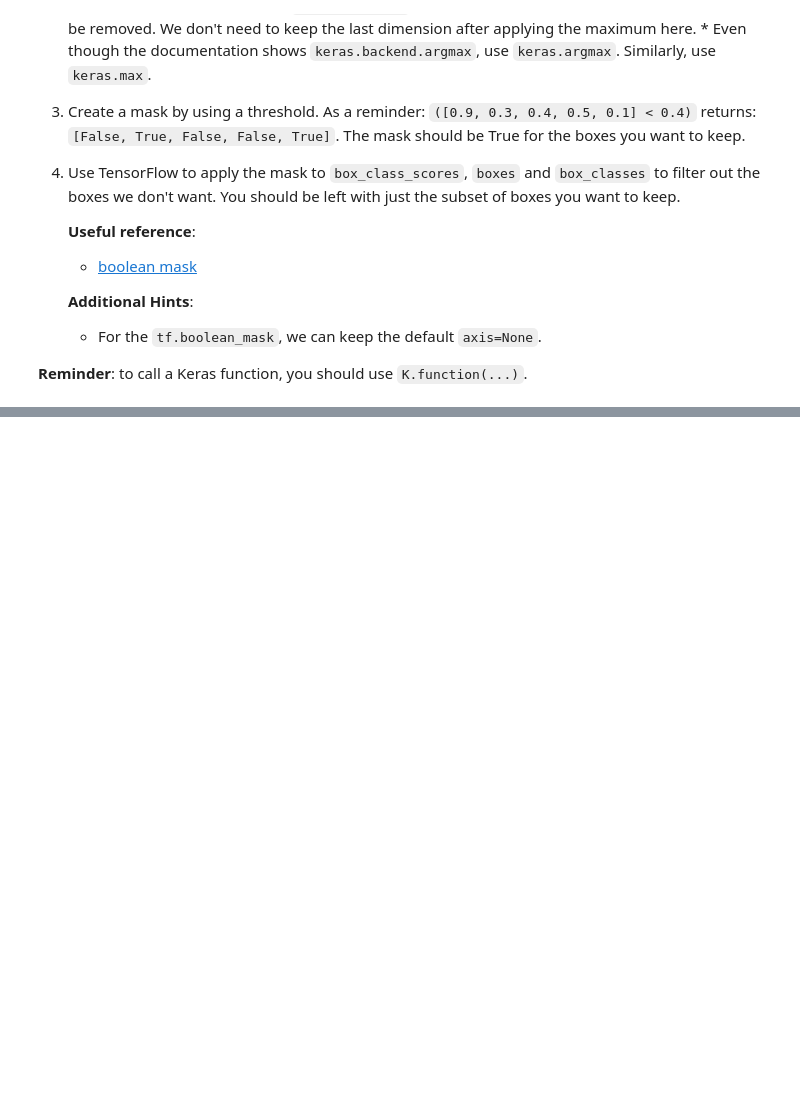
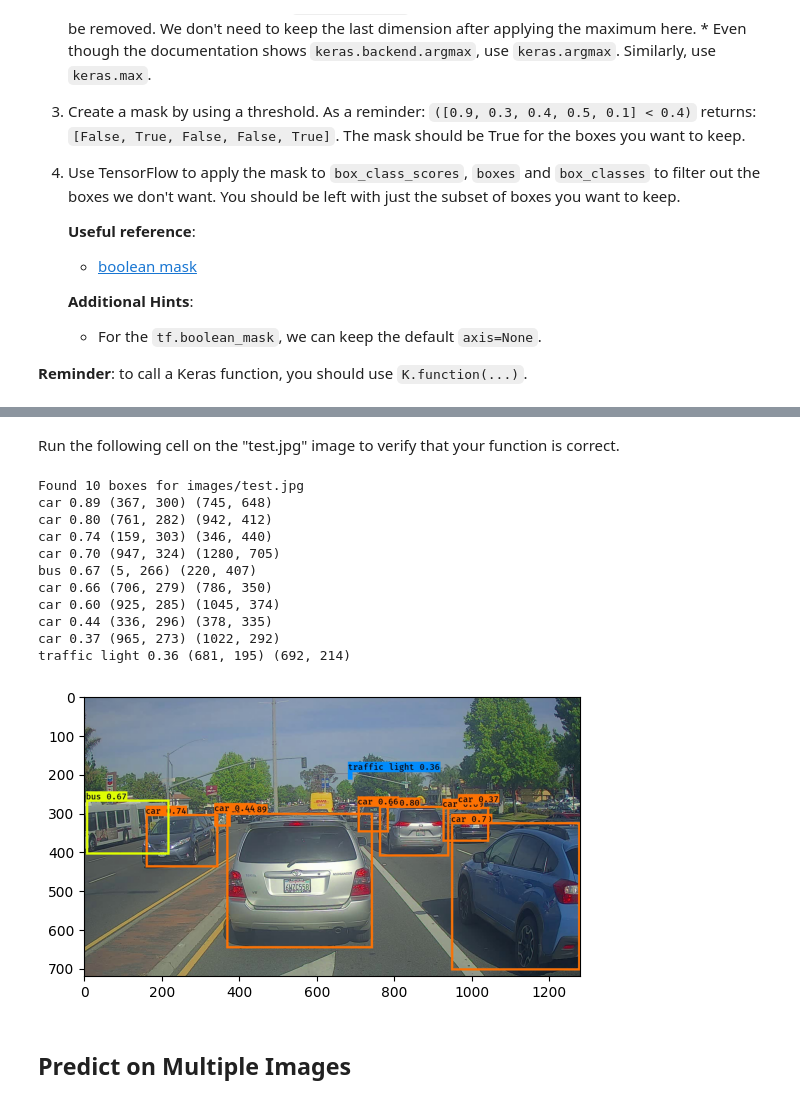
Before and after one commit to rvraghvender/DeepLearningProjects, a Jupyter notebook: ConvolutionNeuralNetworks/AutonomousDrivingApplicationCarDetection/Autonomous_driving_application_Car_detection.ipynb, the cells around one changed output, grey strips where cells are left out. Cells and saved outputs as stored; diff of their text form; code cells hidden in the pictures; blank space fills up the shorter version.

```diff
--- a/ConvolutionNeuralNetworks/AutonomousDrivingApplicationCarDetection/Autonomous_driving_application_Car_detection.ipynb
+++ b/ConvolutionNeuralNetworks/AutonomousDrivingApplicationCarDetection/Autonomous_driving_application_Car_detection.ipynb
@@ -347,0 +387,45 @@ OSError: ignored
+# %%
+def predict(image_file, images_only = False):
+    """
+    Runs the graph to predict boxes for "image_file". Prints and plots the predictions.
+
+    Arguments:
+    image_file -- name of an image stored in the "images" folder.
+
+    Returns:
+    out_scores -- tensor of shape (None, ), scores of the predicted boxes
+    out_boxes -- tensor of shape (None, 4), coordinates of the predicted boxes
+    out_classes -- tensor of shape (None, ), class index of the predicted boxes
+
+    Note: "None" actually represents the number of predicted boxes, it varies between 0 and max_boxes.
+    """
+
+    # Preprocess your image
+    image, image_data = preprocess_image("images/" + image_file, model_image_size = (608, 608))
+
+    yolo_model_outputs = yolo_model(image_data)
+    yolo_outputs = yolo_head(yolo_model_outputs, anchors, len(class_names))
+
+    out_scores, out_boxes, out_classes = yolo_eval(yolo_outputs, [image.size[1],  image.size[0]], 10, 0.3, 0.5)
+
+    if not images_only:
+        # Print predictions info
+        print('Found {} boxes for {}'.format(len(out_boxes), "images/" + image_file))
+
+    # Generate colors for drawing bounding boxes.
+    colors = get_colors_for_classes(len(class_names))
+    # Draw bounding boxes on the image file
+    #draw_boxes2(image, out_scores, out_boxes, out_classes, class_names, colors, image_shape)
+    draw_boxes(image, out_boxes, out_classes, class_names, out_scores)
+    # Save the predicted bounding box on the image
+    image.save(os.path.join("out", image_file), quality=100)
+    # Display the results in the notebook
+    output_image = Image.open(os.path.join("out", image_file))
+
+    if not images_only:
+        imshow(output_image)
+        return out_scores, out_boxes, out_classes
+    else:
+        return output_image
+# %% [markdown]
+Run the following cell on the "test.jpg" image to verify that your function is correct.
@@ -347,0 +438,17 @@ OSError: ignored
+# %%
+out_scores, out_boxes, out_classes = predict("test.jpg")
+# %% [output]
+Found 10 boxes for images/test.jpg
+car 0.89 (367, 300) (745, 648)
+car 0.80 (761, 282) (942, 412)
+car 0.74 (159, 303) (346, 440)
+car 0.70 (947, 324) (1280, 705)
+bus 0.67 (5, 266) (220, 407)
+car 0.66 (706, 279) (786, 350)
+car 0.60 (925, 285) (1045, 374)
+car 0.44 (336, 296) (378, 335)
+car 0.37 (965, 273) (1022, 292)
+traffic light 0.36 (681, 195) (692, 214)
+[figure, added]
+# %% [markdown]
+## Predict on Multiple Images
```
Also changed, not shown: parts of 24 cells of this notebook.
